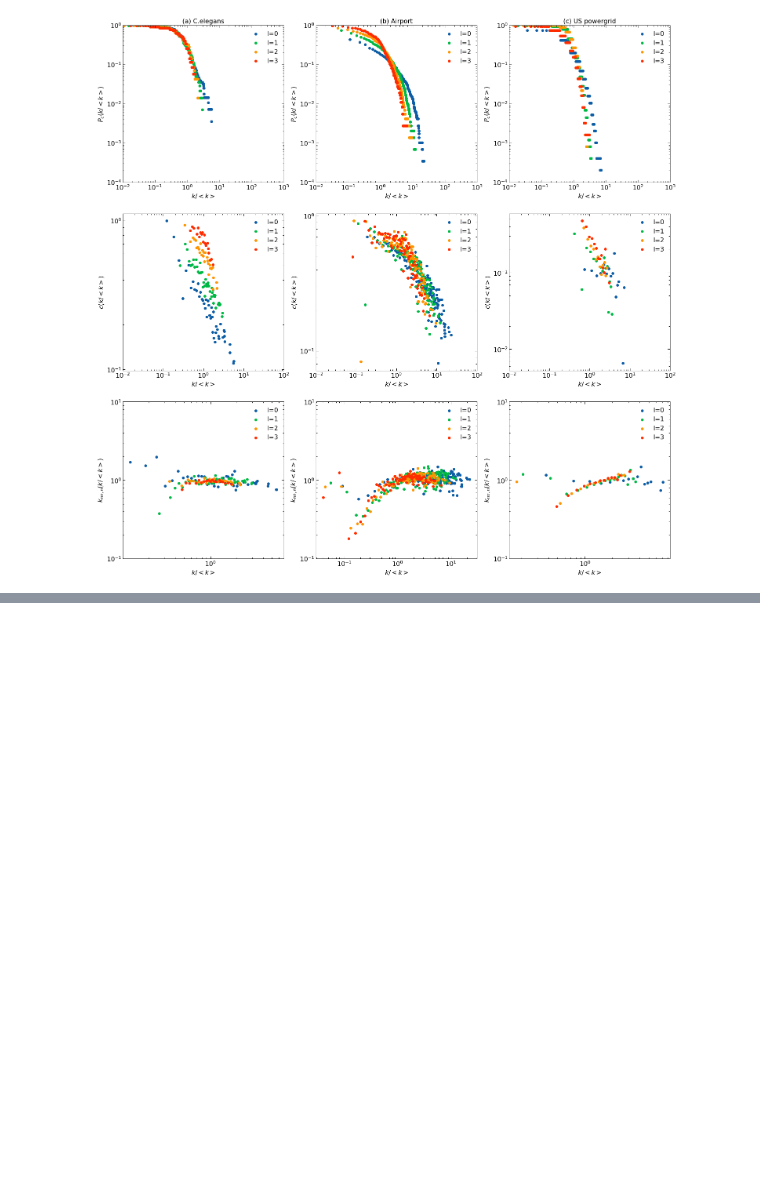
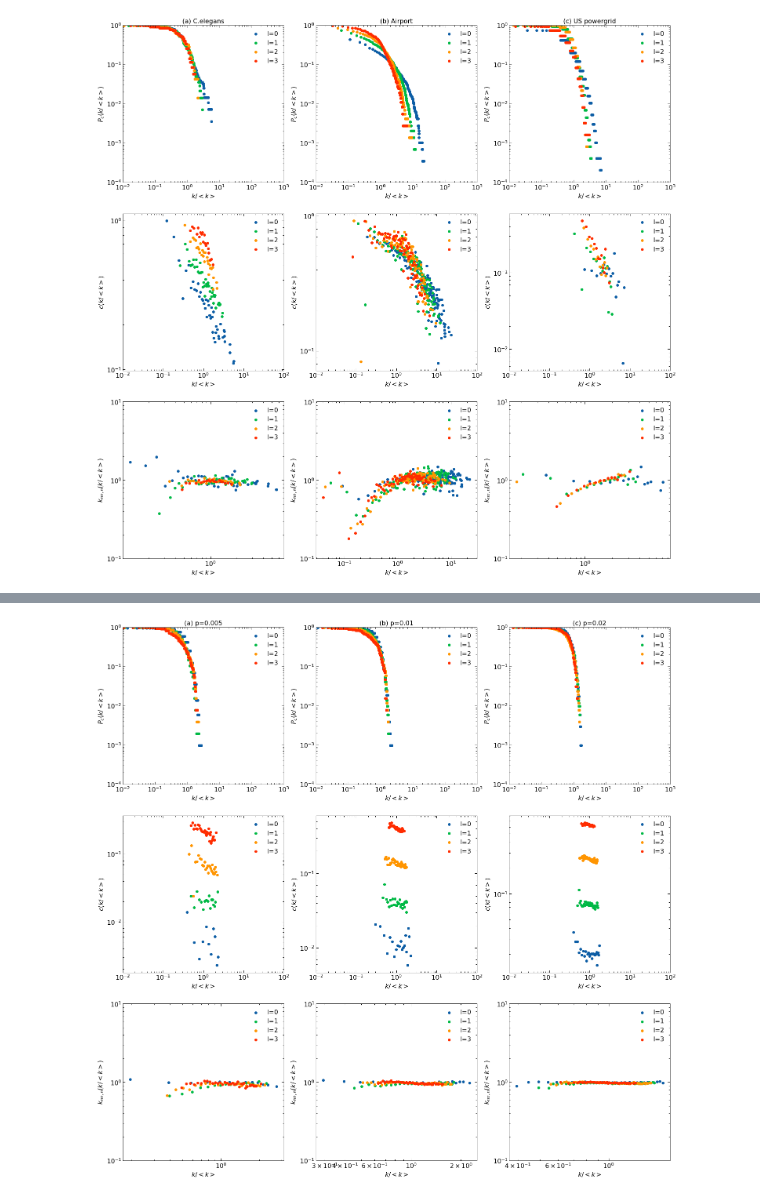
Before and after one commit to matheusloures42/renormalization-simplicial-complexes, a Jupyter notebook: plots.ipynb, the cells around one changed output, grey strips where cells are left out. Drawn from its saved outputs; the diff is of its cells as text; code cells hidden in the pictures; blank space fills up the shorter version.

```diff
--- a/plots.ipynb
+++ b/plots.ipynb
@@ -27,3 +42,18 @@ Gus3=nx.read_edgelist('Data/us3_edgelist.txt')
+# %%
+p005=nx.read_edgelist('Data/p005_edgelist.txt')
+p005_1=nx.read_edgelist('Data/p005_1_edgelist.txt')
+p005_2=nx.read_edgelist('Data/p005_2_edgelist.txt')
+p005_3=nx.read_edgelist('Data/p005_3_edgelist.txt')
+# %%
+p01=nx.read_edgelist('Data/p01_edgelist.txt')
+p01_1=nx.read_edgelist('Data/p01_1_edgelist.txt')
+p01_2=nx.read_edgelist('Data/p01_2_edgelist.txt')
+p01_3=nx.read_edgelist('Data/p01_3_edgelist.txt')
+# %%
+p02=nx.read_edgelist('Data/p02_edgelist.txt')
+p02_1=nx.read_edgelist('Data/p02_1_edgelist.txt')
+p02_2=nx.read_edgelist('Data/p02_2_edgelist.txt')
+p02_3=nx.read_edgelist('Data/p02_3_edgelist.txt')
 # %%
 fig,axs=plt.subplots(3,3,figsize=(25, 25))
 
@@ -111,0 +347,85 @@ average_neighbor_degree_x_kl(Gus3,lb='l=3')
+# %%
+fig,axs=plt.subplots(3,3,figsize=(25, 25))
+
+plt.subplot(3,3,1)
+
+plt.title('(a) p=0.005')
+
+plot_ccdf(p005,lb='l=0')
+plot_ccdf(p005_1,lb='l=1')
+plot_ccdf(p005_2,lb='l=2')
+plot_ccdf(p005_3,lb='l=3')
+
+
+
+plt.subplot(3,3,2)
+
+plt.title('(b) p=0.01')
+
+plot_ccdf(p01,lb='l=0')
+plot_ccdf(p01_1,lb='l=1')
+plot_ccdf(p01_2,lb='l=2')
+plot_ccdf(p01_3,lb='l=3')
+
+
+
+plt.subplot(3,3,3)
+
+plt.title('(c) p=0.02')
+
+plot_ccdf(p02,lb='l=0')
+plot_ccdf(p02_1,lb='l=1')
+plot_ccdf(p02_2,lb='l=2')
+plot_ccdf(p02_3,lb='l=3')
+
+
+plt.subplot(3,3,4)
+
+clustering_per_kl(p005,lb='l=0')
+clustering_per_kl(p005_1,lb='l=1')
+clustering_per_kl(p005_2,lb='l=2')
+clustering_per_kl(p005_3,lb='l=3')
+
+
+plt.subplot(3,3,5)
+
+clustering_per_kl(p01,lb='l=0')
+clustering_per_kl(p01_1,lb='l=1')
+clustering_per_kl(p01_2,lb='l=2')
+clustering_per_kl(p01_3,lb='l=3')
+
+
+plt.subplot(3,3,6)
+
+clustering_per_kl(p02,lb='l=0')
+clustering_per_kl(p02_1,lb='l=1')
+clustering_per_kl(p02_2,lb='l=2')
+clustering_per_kl(p02_3,lb='l=3')
+
+plt.subplot(3,3,7)
+
+average_neighbor_degree_x_kl(p005,lb='l=0')
+average_neighbor_degree_x_kl(p005_1,lb='l=1')
+average_neighbor_degree_x_kl(p005_2,lb='l=2')
+average_neighbor_degree_x_kl(p005_3,lb='l=3')
+
+
+plt.subplot(3,3,8)
+
+average_neighbor_degree_x_kl(p01,lb='l=0')
+average_neighbor_degree_x_kl(p01_1,lb='l=1')
+average_neighbor_degree_x_kl(p01_2,lb='l=2')
+average_neighbor_degree_x_kl(p01_3,lb='l=3')
+
+
+plt.subplot(3,3,9)
+
+average_neighbor_degree_x_kl(p02,lb='l=0')
+average_neighbor_degree_x_kl(p02_1,lb='l=1')
+average_neighbor_degree_x_kl(p02_2,lb='l=2')
+average_neighbor_degree_x_kl(p02_3,lb='l=3')
+
+#for ax in fig.get_axes():
+ #   ax.label_outer()
+# %% [output]
+[figure, added]
```
Also changed, not shown: parts of 14 cells of this notebook, 27 other files.
